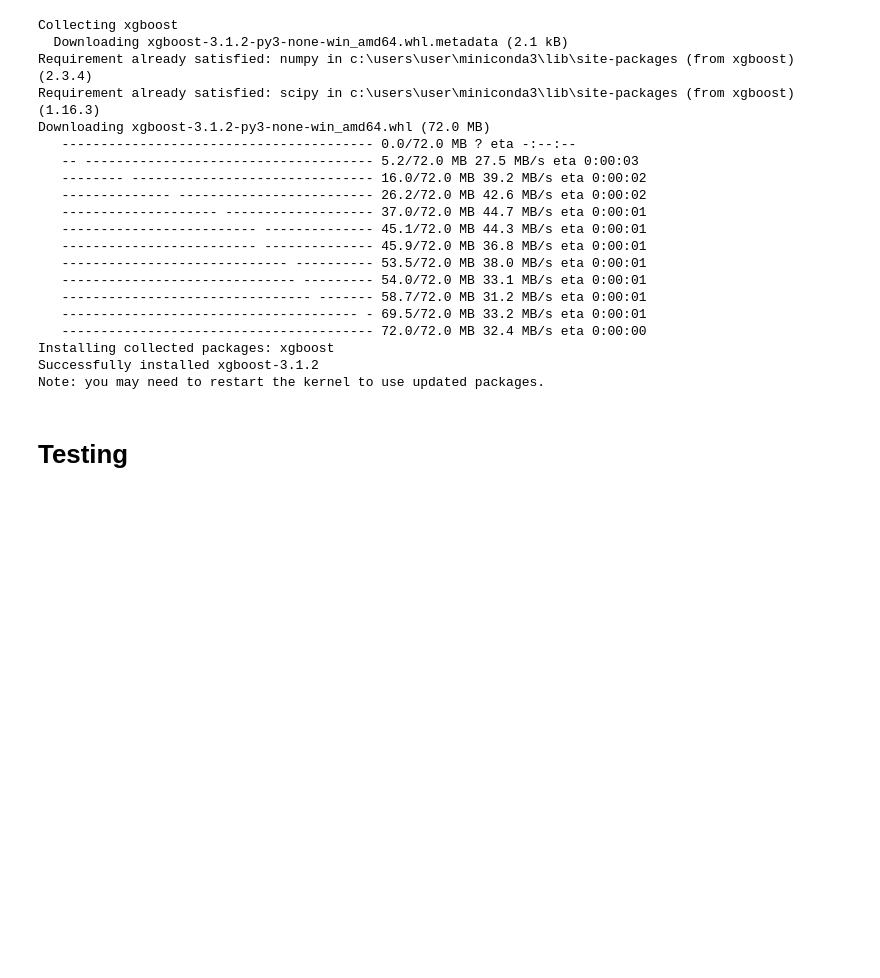
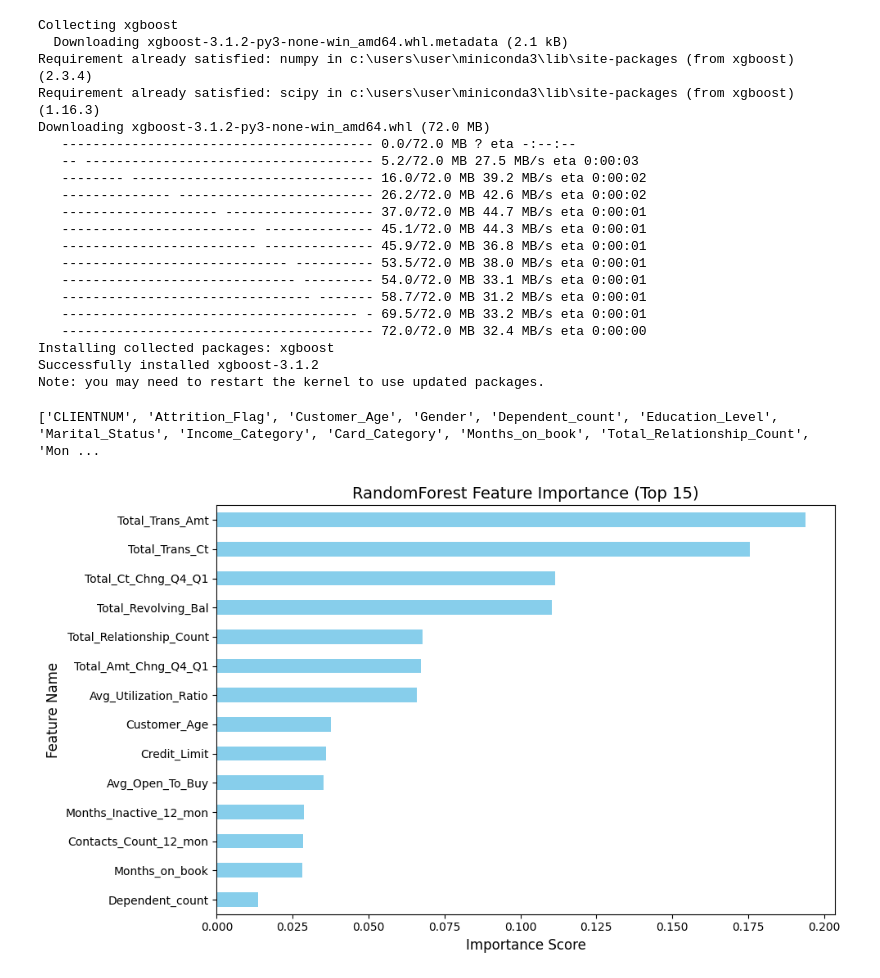
Before and after one commit to SKNETWORKS-FAMILY-AICAMP/SKN21-2nd-3Team, a Jupyter notebook: feature_engineering.ipynb, the cells around one changed output. Drawn from its saved outputs; the diff is of its cells as text; code cells hidden in the pictures; blank space fills up the shorter version.

Commit message:
RandomForest Feature Engineering Graph

```diff
--- a/feature_engineering.ipynb
+++ b/feature_engineering.ipynb
@@ -298,5 +298,68 @@ Downloading xgboost-3.1.2-py3-none-win_amd64.whl (72.0 MB)
 Installing collected packages: xgboost
 Successfully installed xgboost-3.1.2
 Note: you may need to restart the kernel to use updated packages.
-# %% [markdown]
-# Testing
+# %%
+print(data.columns.tolist())
+# %% [output]
+['CLIENTNUM', 'Attrition_Flag', 'Customer_Age', 'Gender', 'Dependent_count', 'Education_Level', 'Marital_Status', 'Income_Category', 'Card_Category', 'Months_on_book', 'Total_Relationship_Count', 'Mon ...
+# %%
+import pandas as pd
+import numpy as np
+import matplotlib.pyplot as plt
+from sklearn.ensemble import RandomForestClassifier
+from sklearn.model_selection import train_test_split
+
+
+# 1) 데이터 가져오기
+data = pd.read_csv("data/raw/BankChurners.csv")
+
+
+# 2) Attrition_binary 생성
+data["Attrition_binary"] = data["Attrition_Flag"].map({
+    "Existing Customer": 0,
+    "Attrited Customer": 1
+})
+
+
+# 3) 불필요한 컬럼 X
+drop_cols = [
+    "CLIENTNUM",
+    "Naive_Bayes_Classifier_Attrition_Flag_Card_Category_Contacts_Count_12_mon_Dependent_count_Education_Level_Months_Inactive_12_mon_1",
+    "Naive_Bayes_Classifier_Attrition_Flag_Card_Category_Contacts_Count_12_mon_Dependent_count_Education_Level_Months_Inactive_12_mon_2"
+]
+data = data.drop(columns=drop_cols, errors="ignore")
+
+
+# 4) 숫자형 데이터 선택
+numeric_df = data.select_dtypes(include=[np.number])
+
+X = numeric_df.drop(columns=["Attrition_binary"], errors="ignore")
+y = numeric_df["Attrition_binary"]
+
+# 결측치 처리
+X = X.fillna(0)
+
+# 5) Train/Test Split
+X_train, X_test, y_train, y_test = train_test_split(
+    X, y, test_size=0.2, random_state=42
+)
+
+# 6) RandomForest 모델 학습
+model = RandomForestClassifier(n_estimators=300, random_state=42)
+model.fit(X_train, y_train)
+
+# Feature Importance 계산
+importances = pd.Series(model.feature_importances_, index=X.columns)
+top_features = importances.sort_values(ascending=False).head(15)
+
+
+# 7) 그래프 생성
+plt.figure(figsize=(10, 6))
+top_features.sort_values().plot(kind='barh', color='skyblue')
+plt.title("RandomForest Feature Importance (Top 15)", fontsize=14)
+plt.xlabel("Importance Score", fontsize=12)
+plt.ylabel("Feature Name", fontsize=12)
+plt.tight_layout()
+plt.show()
+# %% [output]
+[figure, added]
```
